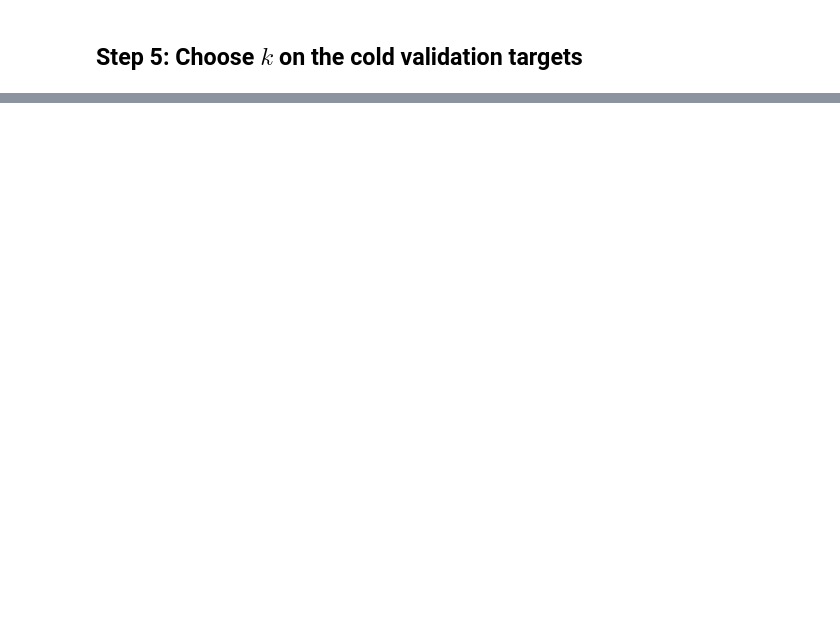
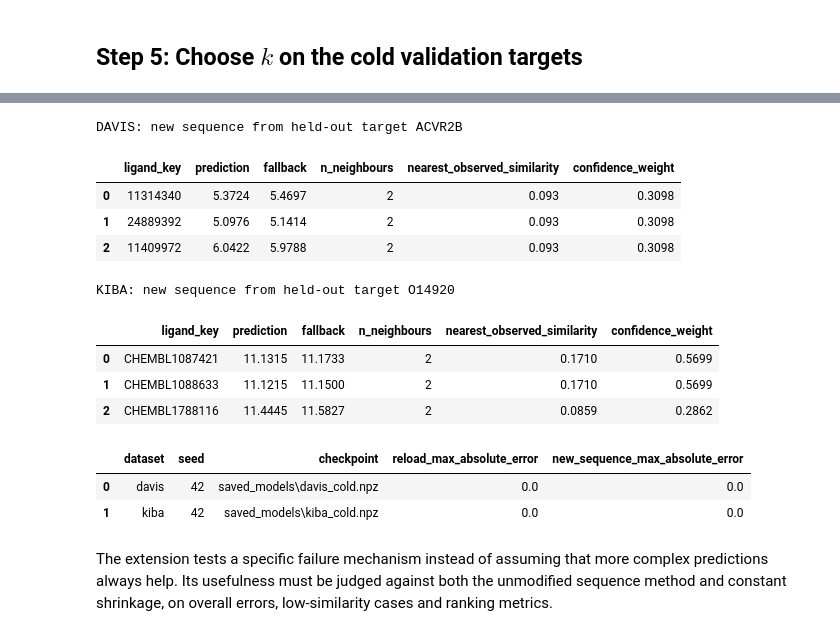
Before and after one commit to thisisadison/Retrieval-and-Recommendation, a Jupyter notebook: SC4020_Project2/task3_cold_target.ipynb, the cells around one changed output, grey strips where cells are left out. Cells and saved outputs as stored; diff of their text form; code cells hidden in the pictures; blank space fills up the shorter version.

```diff
--- a/SC4020_Project2/task3_cold_target.ipynb
+++ b/SC4020_Project2/task3_cold_target.ipynb
@@ -304,0 +275,16 @@ rel_df.round(3)
+# %%
+if (COLD_RESULTS / "test_metrics.csv").exists():
+    extended = pd.read_csv(COLD_RESULTS / "test_metrics.csv")
+    display(extended.groupby(["dataset", "method"])[["MSE", "macro CI", "Hit@1", "Hit@5"]].agg(["mean", "std"]).round(4))
+    comparison = extended.pivot(index=["dataset", "seed"], columns="method", values="MSE")
+    comparison["similarity minus original"] = comparison["similarity_shrinkage"] - comparison["neighbours"]
+    comparison["similarity minus global shrinkage"] = comparison["similarity_shrinkage"] - comparison["global_shrinkage"]
+    display(comparison.round(4))
+    for dataset, values in comparison.groupby(level="dataset"):
+        wins = int((values["similarity minus original"] < 0).sum())
+        print(f"{dataset.upper()}: similarity shrinkage improves MSE on {wins}/{len(values)} splits; "
+              f"mean change versus original = {values['similarity minus original'].mean():+.4f}.")
+    from IPython.display import Image
+    for filename in ["cold_robustness.png", "cold_similarity_bands.png"]:
+        if (FIG_DIR / filename).exists():
+            display(Image(filename=str(FIG_DIR / filename)))
@@ -304,0 +323,33 @@ rel_df.round(3)
+# %%
+from project2_cold import predict_new_target
+
+for dataset in ["davis", "kiba"]:
+    checkpoint = Path("saved_models") / f"{dataset}_cold.npz"
+    if not checkpoint.exists():
+        print(f"{dataset.upper()}: run python project2_cold.py to generate the cold-target checkpoint.")
+        continue
+    held_out = splits[dataset].loc[splits[dataset]["split"] == "test"]
+    target_id = held_out.iloc[0]["target_key"]
+    ligand_ids = held_out.loc[held_out["target_key"] == target_id, "ligand_key"].head(3).tolist()
+    supplied_sequence = targets[dataset].loc[target_id, "sequence"]
+    print(f"{dataset.upper()}: new sequence from held-out target {target_id}")
+    display(predict_new_target(checkpoint, supplied_sequence, ligand_ids).round(4))
+
+if (COLD_RESULTS / "reload_checks.csv").exists():
+    display(pd.read_csv(COLD_RESULTS / "reload_checks.csv"))
+# %% [output]
+DAVIS: new sequence from held-out target ACVR2B
+|  | ligand_key | prediction | fallback | n_neighbours | nearest_observed_similarity | confidence_weight |
+| 0 | 11314340 | 5.3724 | 5.4697 | 2 | 0.093 | 0.3098 |
+| 1 | 24889392 | 5.0976 | 5.1414 | 2 | 0.093 | 0.3098 |
+| 2 | 11409972 | 6.0422 | 5.9788 | 2 | 0.093 | 0.3098 |
+KIBA: new sequence from held-out target O14920
+|  | ligand_key | prediction | fallback | n_neighbours | nearest_observed_similarity | confidence_weight |
+| 0 | CHEMBL1087421 | 11.1315 | 11.1733 | 2 | 0.1710 | 0.5699 |
+| 1 | CHEMBL1088633 | 11.1215 | 11.1500 | 2 | 0.1710 | 0.5699 |
+| 2 | CHEMBL1788116 | 11.4445 | 11.5827 | 2 | 0.0859 | 0.2862 |
+|  | dataset | seed | checkpoint | reload_max_absolute_error | new_sequence_max_absolute_error |
+| 0 | davis | 42 | saved_models\davis_cold.npz | 0.0 | 0.0 |
+| 1 | kiba | 42 | saved_models\kiba_cold.npz | 0.0 | 0.0 |
+# %% [markdown]
+The extension tests a specific failure mechanism instead of assuming that more complex predictions always help. Its usefulness must be judged against both the unmodified sequence method and constant shrinkage, on overall errors, low-similarity cases and ranking metrics.
```
Also changed, not shown: parts of 16 cells of this notebook, 29 other files.
